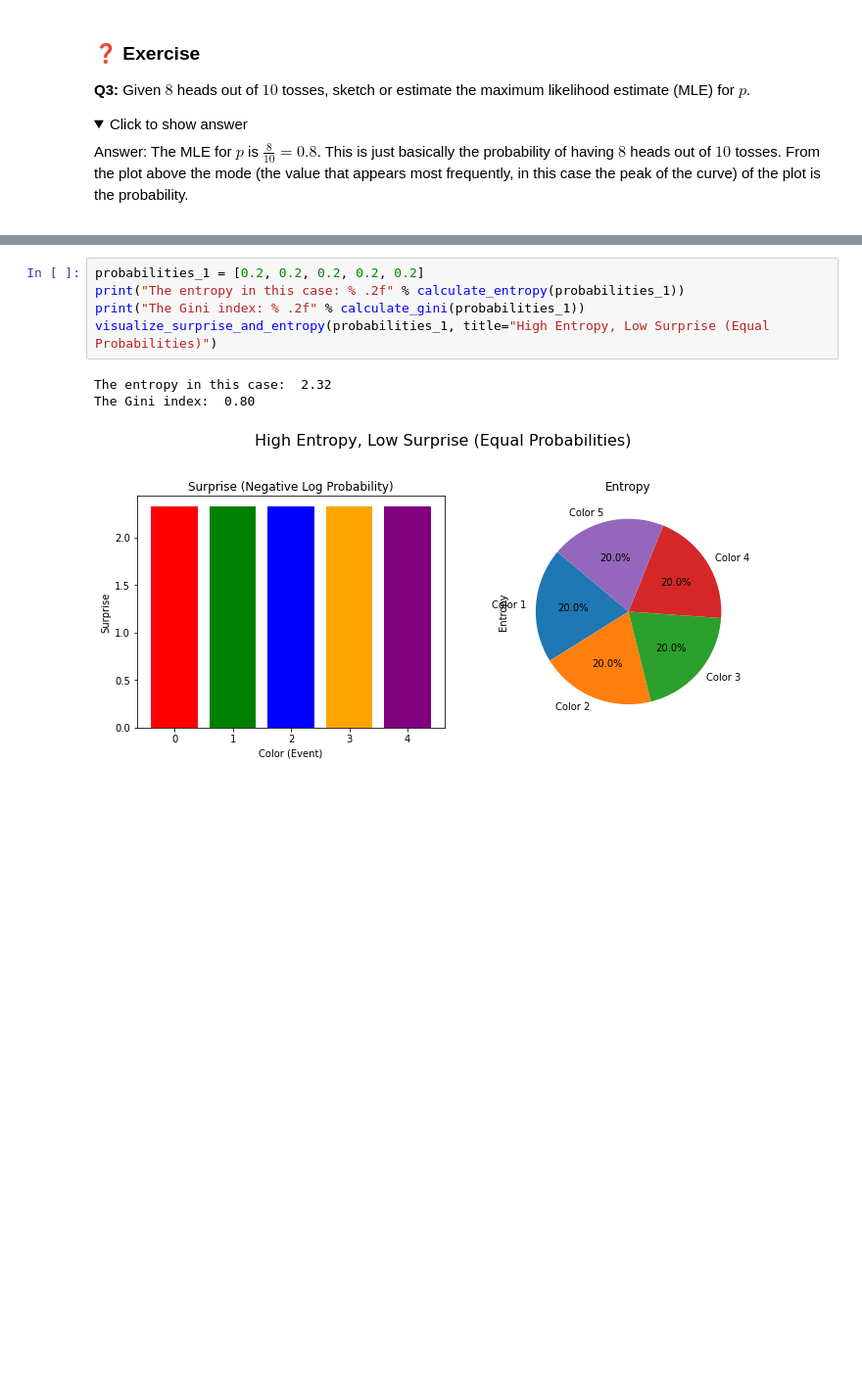
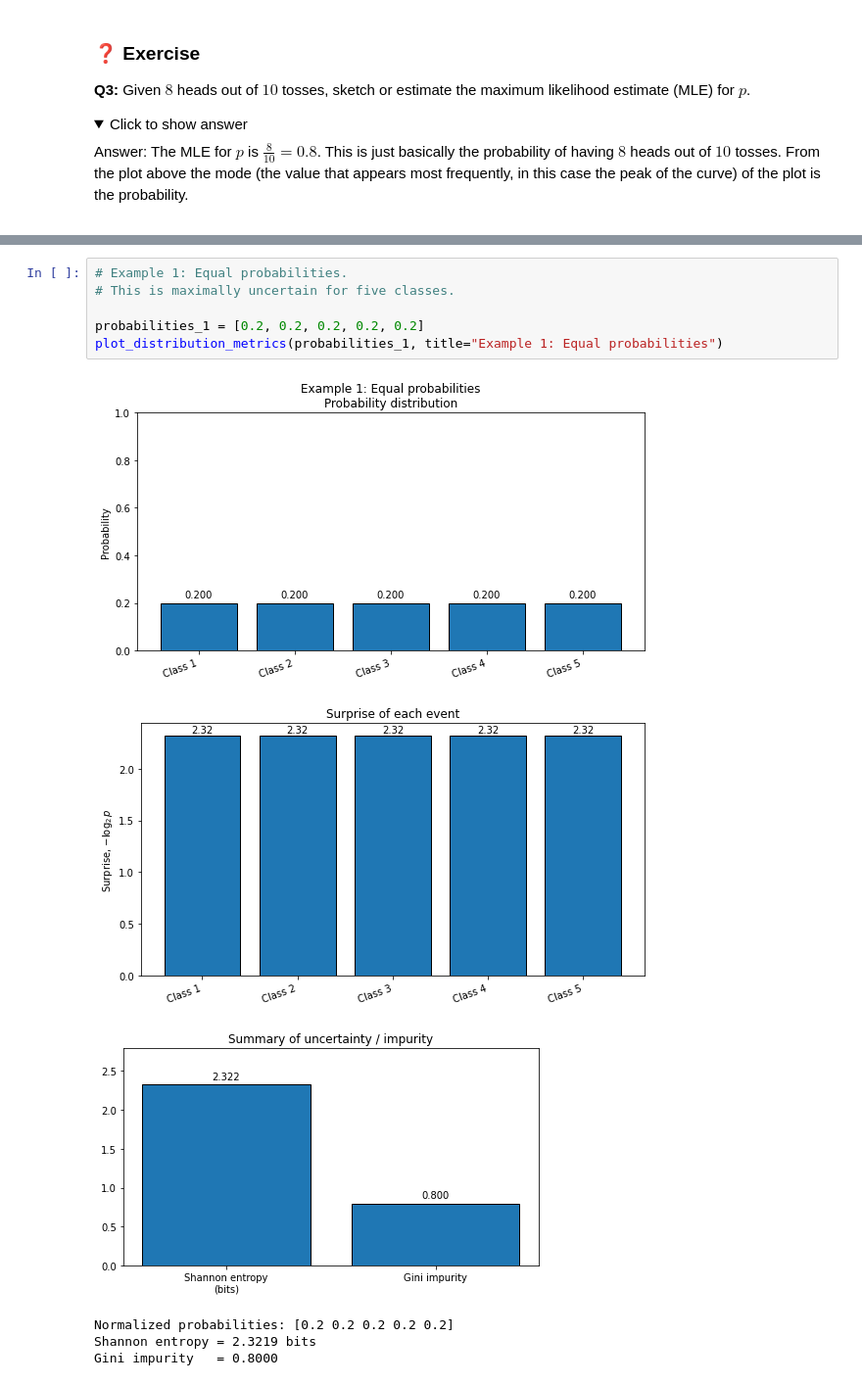
Before and after one commit to chattopadhyayA/ml_pursue2026, a Jupyter notebook: content/01_stat.ipynb, the cells around one changed output, grey strips where cells are left out. Shown at 98% size. Drawn from its saved outputs; the diff is of its cells as text; folded sections open; blank space fills up the shorter version.

```diff
--- a/content/01_stat.ipynb
+++ b/content/01_stat.ipynb
@@ -283,10 +556,14 @@ def visualize_surprise_and_entropy(probabilities, title="Surprise and Entropy"):
 # %%
+# Example 1: Equal probabilities.
+# This is maximally uncertain for five classes.
+
 probabilities_1 = [0.2, 0.2, 0.2, 0.2, 0.2]
-print("The entropy in this case: % .2f" % calculate_entropy(probabilities_1))
-print("The Gini index: % .2f" % calculate_gini(probabilities_1))
-visualize_surprise_and_entropy(probabilities_1, title="High Entropy, Low Surprise (Equal Probabilities)")
+plot_distribution_metrics(probabilities_1, title="Example 1: Equal probabilities")
 # %% [output]
+[figure, new version]
+[figure, added]
+[figure, added]
-The entropy in this case:  2.32
-The Gini index:  0.80
+Normalized probabilities: [0.2 0.2 0.2 0.2 0.2]
+Shannon entropy = 2.3219 bits
+Gini impurity   = 0.8000
-[figure, old version]
 # %%
```
Also changed, not shown: parts of 15 cells of this notebook, 2 other files.
